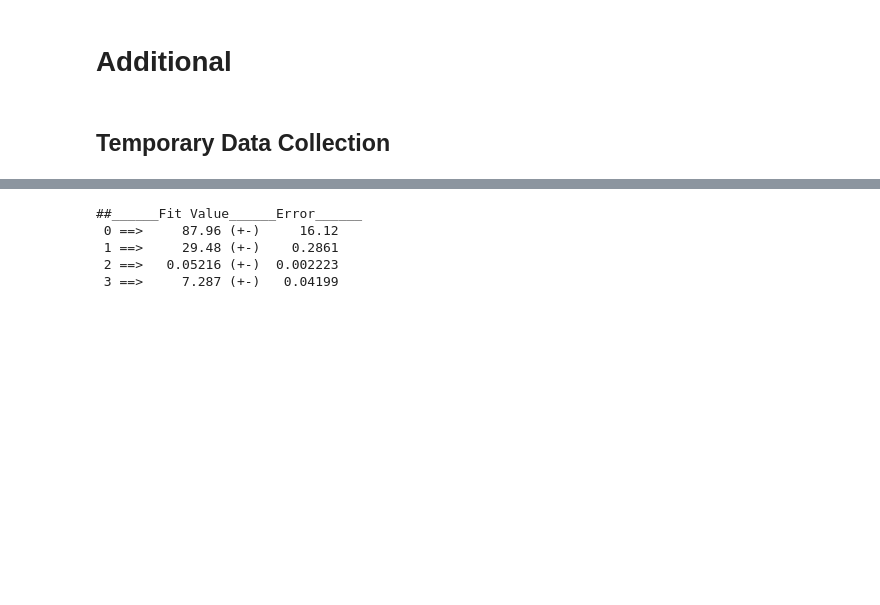
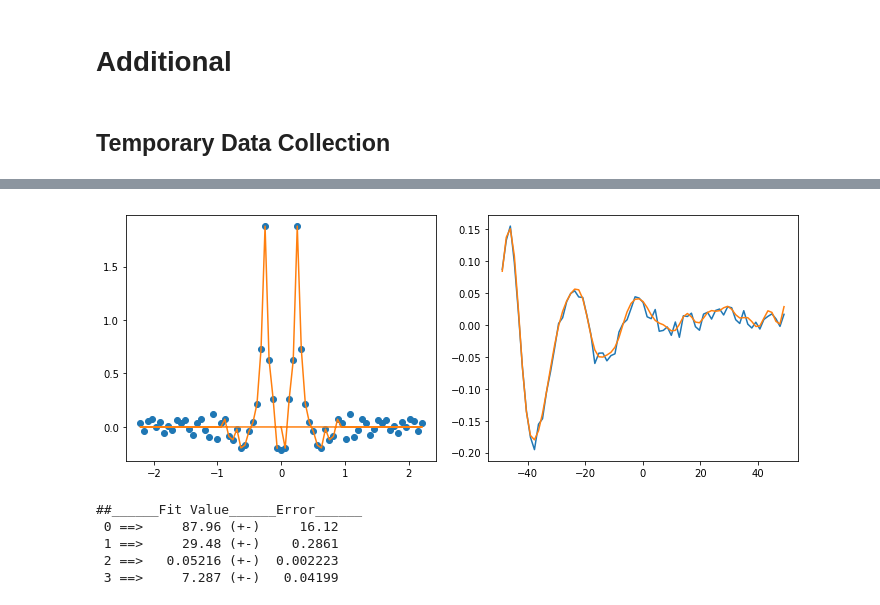
Before and after one commit to ranchop/QCalc, a Jupyter notebook: Box Shaking/Box Shaking Analyzer.ipynb, the cells around one changed output, grey strips where cells are left out. Saved outputs shown, nothing was run; the diff lists cells and outputs as text; code cells hidden in the pictures; blank space fills up the shorter version.

```diff
--- a/Box Shaking/Box Shaking Analyzer.ipynb
+++ b/Box Shaking/Box Shaking Analyzer.ipynb
@@ -1247,31 +1272,33 @@ plt.tight_layout()
 # %%
-test = '50'
+test = 'J'
 c = tp.Curve(collector[test][1].flatten(), collector[test][2].flatten()).trim(xlim=[-50, 50])
 # fr, fe = c.fit(fitfun_sin_decay, [15, 20, 0.005, 0.5], xlim=[-45, 45], plot=True)
 
 # FFT
 y = np.fft.fft(c.y)
 x = np.fft.fftfreq(c.y.size, c.x[1] - c.x[0]) * twopi
 c_fft = tp.Curve(x, y)
 
 # cutoff wavelength
 cutoff_k = twopi / 7
 y = c_fft.y.copy()
 y[np.abs(c_fft.x) >= cutoff_k] = 0
 y[c_fft.x == 0] = 0
 c_fft_filter = tp.Curve(c_fft.x, y)
 
 # iFFT
 y = np.fft.ifft(c_fft_filter.y)
 c_filter = tp.Curve(c.x, np.real(y))
 
 # Plot
 fig, ax = plt.subplots(ncols=2, figsize=[10, 4])
-ax[0].plot(*c_fft.data)
+ax[0].plot(*c_fft.data, 'o')
 ax[0].plot(*c_fft_filter.data)
 ax[1].plot(*c.data)
 ax[1].plot(*c_filter.data)
 plt.tight_layout()
+# %% [output]
+[figure, added]
 # %%
 c = tp.Curve(movie_dN[1].flatten(), movie_dN[2].flatten()).trim(xlim=[-60, 60])
 fr, fe = c.fit(fitfun_sin_decay, [80, 30, 0.05, 0,], xlim=[-30,45], plot=True)
```
Also changed, not shown: parts of 20 cells of this notebook, 1 other file.
